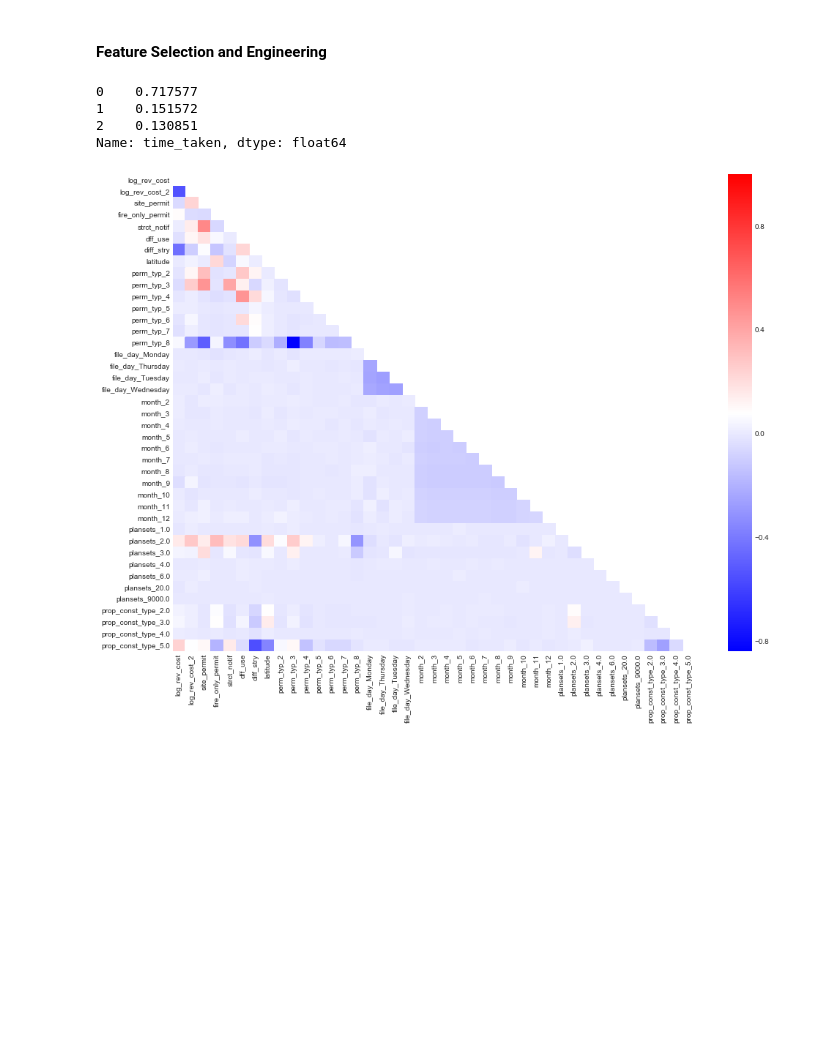
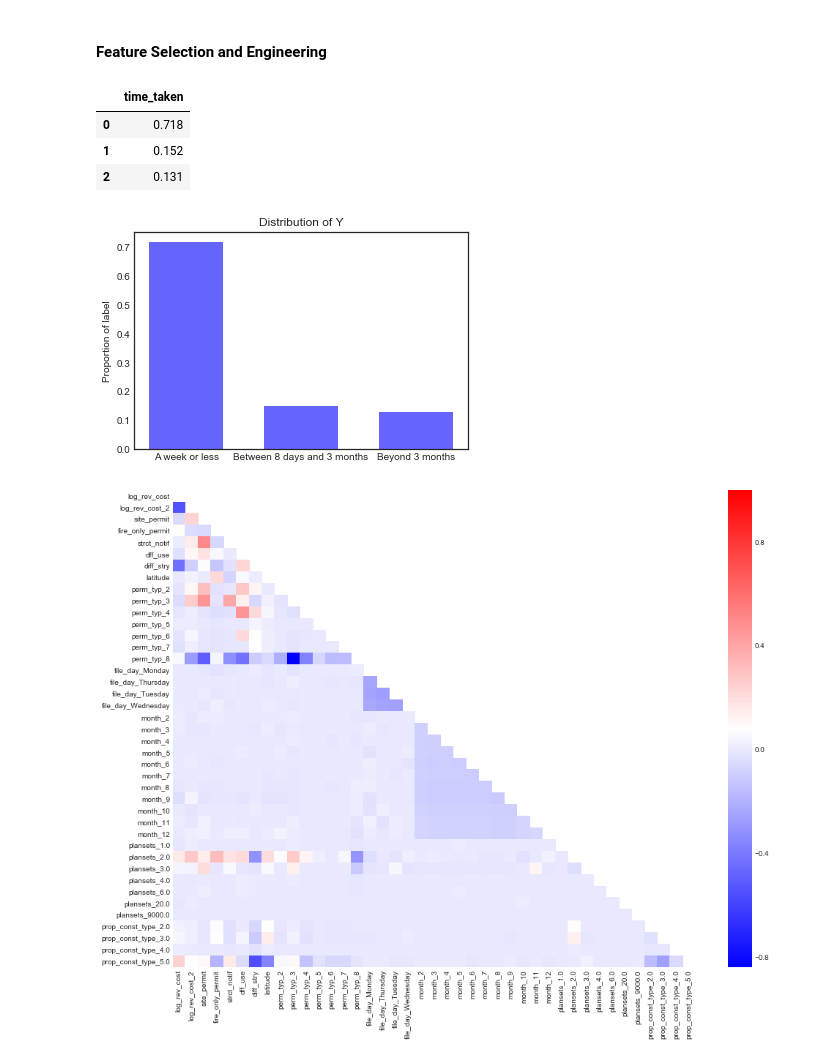
Before and after one commit to aparnack/data_science, a Jupyter notebook: projects/springboard_capstone/code/BuildingPermitSFO.ipynb, the cells around one changed output. Saved outputs shown, nothing was run; the diff lists cells and outputs as text; code cells hidden in the pictures; blank space fills up the shorter version.

```diff
--- a/projects/springboard_capstone/code/BuildingPermitSFO.ipynb
+++ b/projects/springboard_capstone/code/BuildingPermitSFO.ipynb
@@ -1179,12 +1183,24 @@ X = sfr[['log_rev_cost','log_rev_cost_2','log_rev_cost_3','perm_typ','file_day',
 # %%
 y = sfr.loc[:,'time_taken'].copy()
 y = y.apply(convert_categories)
-y.value_counts()/y.count()
+y_dist = (y.value_counts()/y.count())
+pd.DataFrame(np.round(y_dist,3))
 # %% [output]
-0    0.717577
-1    0.151572
-2    0.130851
-Name: time_taken, dtype: float64
+|  | time_taken |
+| 0 | 0.718 |
+| 1 | 0.152 |
+| 2 | 0.131 |
+# %%
+objects = ('A week or less', 'Between 8 days and 3 months', 'Beyond 3 months')
+y_pos = np.arange(len(objects))
+performance = list(y_dist)
+bar_width = 0.65
+_ = plt.bar(y_pos, performance, bar_width,align='center', alpha=0.6,color='b')
+_ = plt.xticks(y_pos, objects)
+_ = plt.ylabel('Proportion of label')
+_ = plt.title('Distribution of Y')
+# %% [output]
+[figure, added]
 # %%
 Xlr = X.copy()
 cat_vars = ['perm_typ','file_day','month','plansets','exist_const_type','prop_const_type']
```
Also changed, not shown: parts of 31 cells of this notebook.
